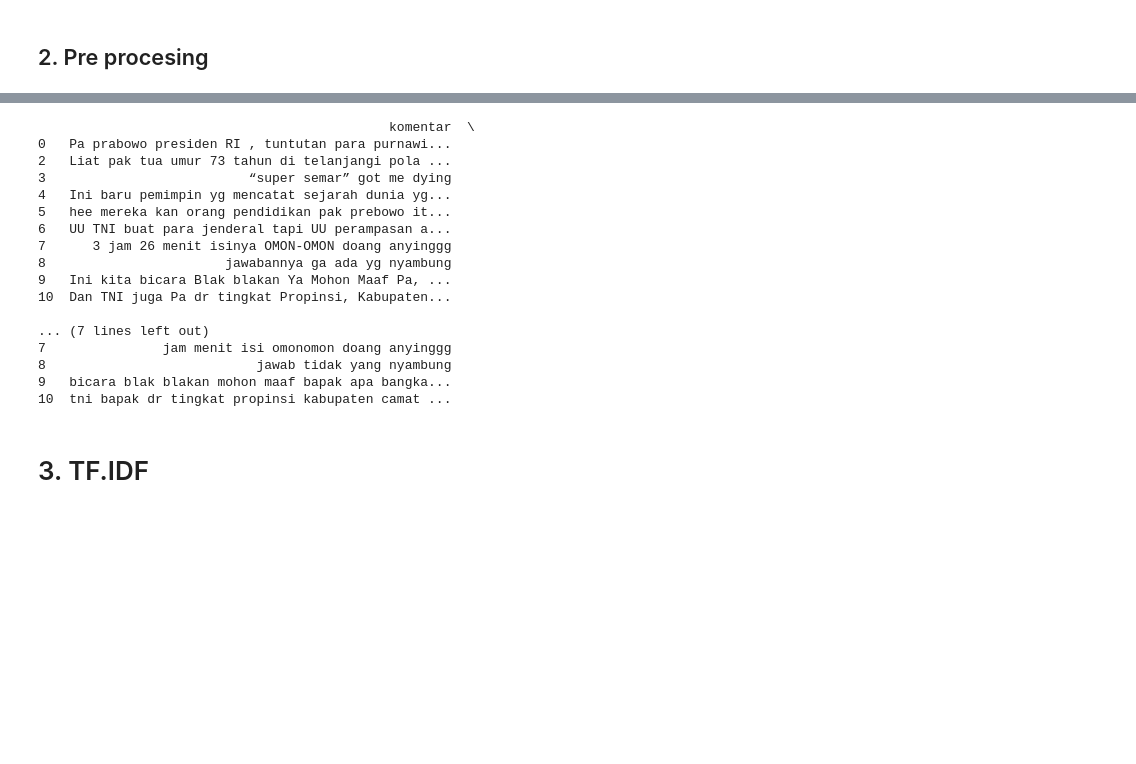
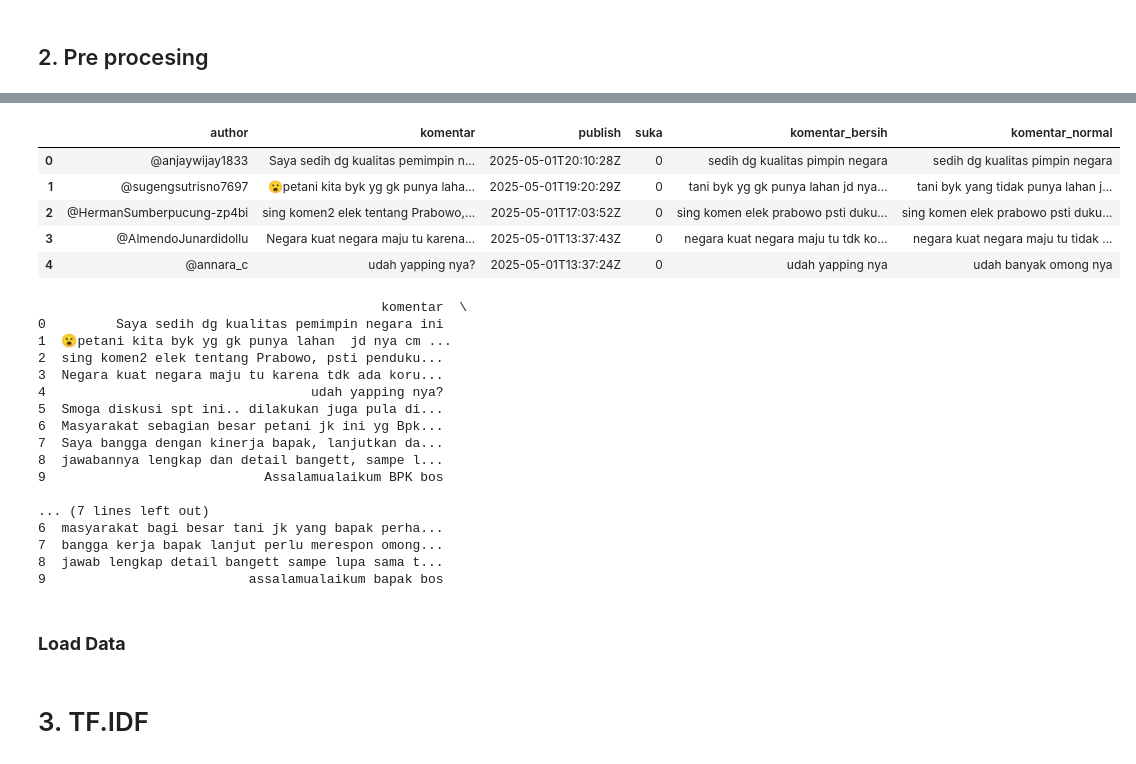
Before and after one commit to LIVECODING-2025/Saruto, a Jupyter notebook: Analisis_Sentimen.ipynb, the cells around one changed output, grey strips where cells are left out. Cells and saved outputs as stored; diff of their text form; code cells hidden in the pictures; blank space fills up the shorter version.

```diff
--- a/Analisis_Sentimen.ipynb
+++ b/Analisis_Sentimen.ipynb
@@ -261,3 +255,15 @@ print("🙌 kata berhasil di normalisasikan", len(df), "komentar dan disimpan ke
+# %%
+file_path = '/content/drive/MyDrive/Data Science/Live Coding 2025/normalisasikomentar.csv'
+# %%
+df = pd.read_csv(file_path)
+df.head()  # Untuk menampilkan 5 data teratas
+# %% [output]
+|  | author | komentar | publish | suka | komentar_bersih | komentar_normal |
+| 0 | @anjaywijay1833 | Saya sedih dg kualitas pemimpin n... | 2025-05-01T20:10:28Z | 0 | sedih dg kualitas pimpin negara | sedih dg kualitas pimpin negara |
+| 1 | @sugengsutrisno7697 | 😮petani kita byk yg gk punya laha... | 2025-05-01T19:20:29Z | 0 | tani byk yg gk punya lahan jd nya... | tani byk yang tidak punya lahan j... |
+| 2 | @HermanSumberpucung-zp4bi | sing komen2 elek tentang Prabowo,... | 2025-05-01T17:03:52Z | 0 | sing komen elek prabowo psti duku... | sing komen elek prabowo psti duku... |
+| 3 | @AlmendoJunardidollu | Negara kuat negara maju tu karena... | 2025-05-01T13:37:43Z | 0 | negara kuat negara maju tu tdk ko... | negara kuat negara maju tu tidak ... |
+| 4 | @annara_c | udah yapping nya? | 2025-05-01T13:37:24Z | 0 | udah yapping nya | udah banyak omong nya |
 # %%
 # (Opsional) Hilangkan komentar yang hanya huruf acak
 def is_meaningless(text):
@@ -268,23 +274,25 @@ def is_meaningless(text):
 # %%
 print(df[['komentar', 'komentar_normal']].head(10))
 # %% [output]
-                                             komentar  \
-0   Pa prabowo presiden RI , tuntutan para purnawi...
-2   Liat pak tua umur 73 tahun di telanjangi pola ...
-3                          “super semar” got me dying
-4   Ini baru pemimpin yg mencatat sejarah dunia yg...
-5   hee mereka kan orang pendidikan pak prebowo it...
-6   UU TNI buat para jenderal tapi UU perampasan a...
-7      3 jam 26 menit isinya OMON-OMON doang anyinggg
-8                       jawabannya ga ada yg nyambung
-9   Ini kita bicara Blak blakan Ya Mohon Maaf Pa, ...
-10  Dan TNI juga Pa dr tingkat Propinsi, Kabupaten...
+                                            komentar  \
+0         Saya sedih dg kualitas pemimpin negara ini
+1  😮petani kita byk yg gk punya lahan  jd nya cm ...
+2  sing komen2 elek tentang Prabowo, psti penduku...
+3  Negara kuat negara maju tu karena tdk ada koru...
+4                                  udah yapping nya?
+5  Smoga diskusi spt ini.. dilakukan juga pula di...
+6  Masyarakat sebagian besar petani jk ini yg Bpk...
+7  Saya bangga dengan kinerja bapak, lanjutkan da...
+8  jawabannya lengkap dan detail bangett, sampe l...
+9                            Assalamualaikum BPK bos
 
 ... (7 lines left out)
-7               jam menit isi omonomon doang anyinggg
-8                           jawab tidak yang nyambung
-9   bicara blak blakan mohon maaf bapak apa bangka...
-10  tni bapak dr tingkat propinsi kabupaten camat ...
+6  masyarakat bagi besar tani jk yang bapak perha...
+7  bangga kerja bapak lanjut perlu merespon omong...
+8  jawab lengkap detail bangett sampe lupa sama t...
+9                          assalamualaikum bapak bos
+# %% [markdown]
+### **Load Data**
 # %% [markdown]
 # 3. TF.IDF
 # %%
```
Also changed, not shown: parts of 10 cells of this notebook.
